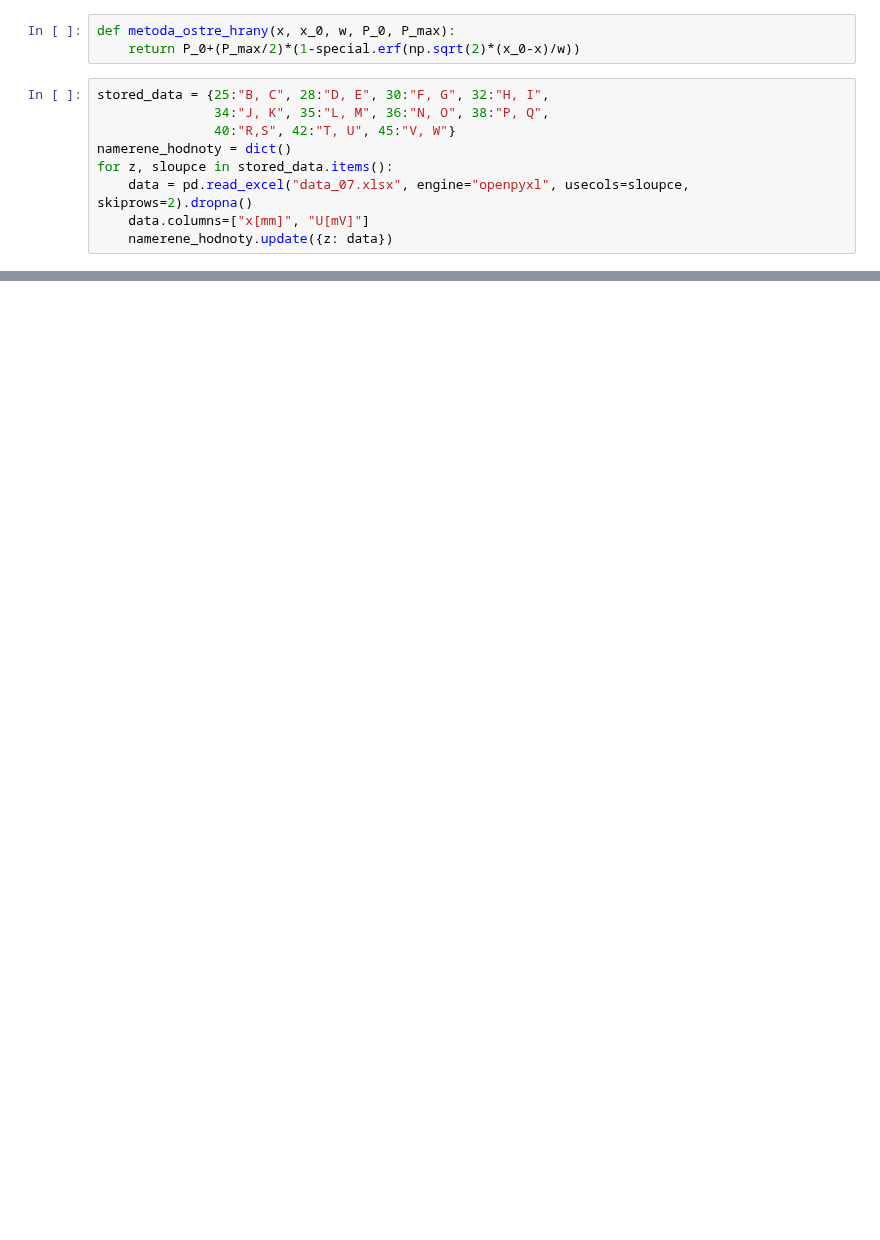
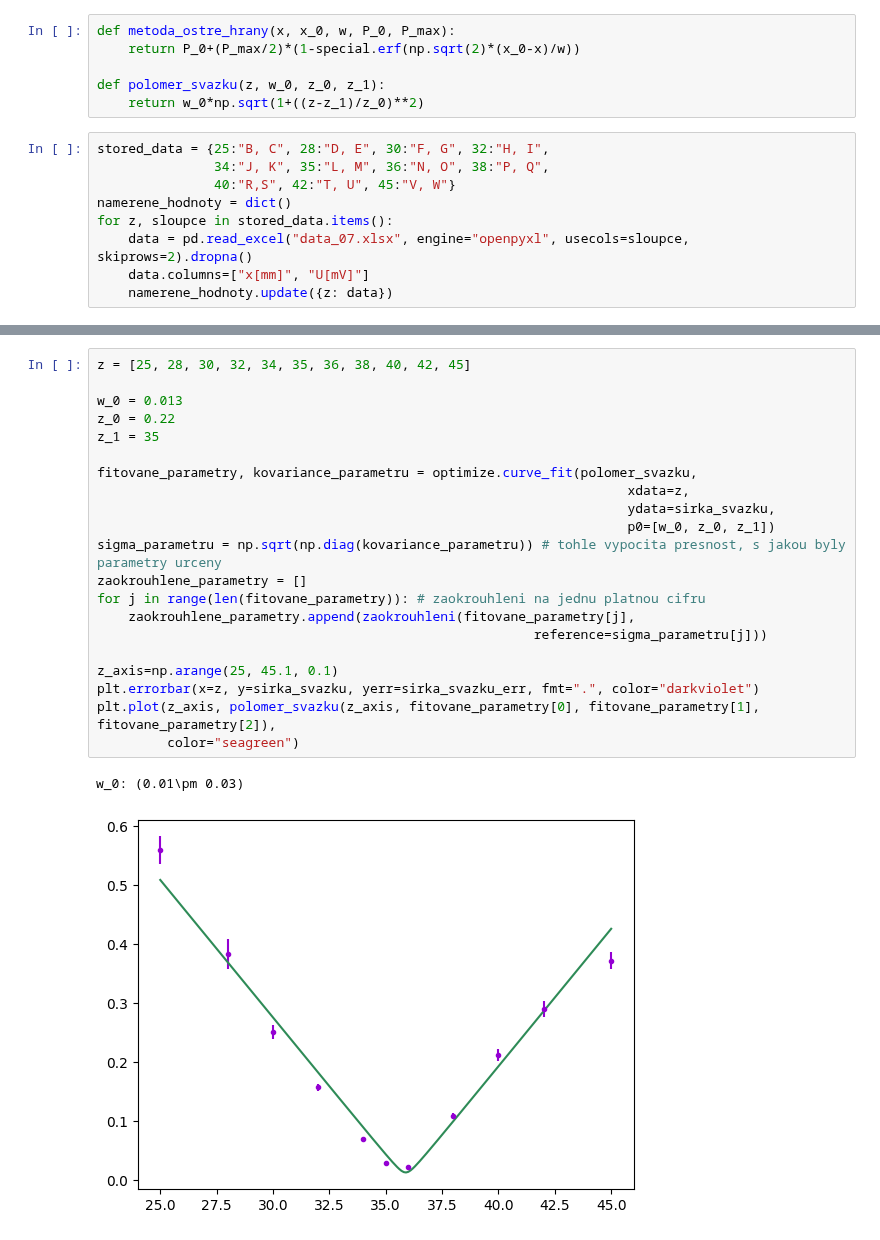
Before and after one commit to omikron-ceti/ZPLT, a Jupyter notebook: uloha_07/data_07/data_07.ipynb, the cells around one changed output, grey strips where cells are left out. Cells and saved outputs as stored; diff of their text form; blank space fills up the shorter version.

```diff
--- a/uloha_07/data_07/data_07.ipynb
+++ b/uloha_07/data_07/data_07.ipynb
@@ -10,6 +11,9 @@ from uprava_vystupu import zaokrouhleni
 # %%
 def metoda_ostre_hrany(x, x_0, w, P_0, P_max):
     return P_0+(P_max/2)*(1-special.erf(np.sqrt(2)*(x_0-x)/w))
+
+def polomer_svazku(z, w_0, z_0, z_1):
+    return w_0*np.sqrt(1+((z-z_1)/z_0)**2)
 # %%
 stored_data = {25:"B, C", 28:"D, E", 30:"F, G", 32:"H, I",
                34:"J, K", 35:"L, M", 36:"N, O", 38:"P, Q",
@@ -89,0 +101,24 @@ fig2.savefig("./img/graf2.pdf")
+# %%
+z = [25, 28, 30, 32, 34, 35, 36, 38, 40, 42, 45]
+
+w_0 = 0.013
+z_0 = 0.22
+z_1 = 35
+
+fitovane_parametry, kovariance_parametru = optimize.curve_fit(polomer_svazku,
+                                                                    xdata=z,
+                                                                    ydata=sirka_svazku,
+                                                                    p0=[w_0, z_0, z_1])
+sigma_parametru = np.sqrt(np.diag(kovariance_parametru)) # tohle vypocita presnost, s jakou byly parametry urceny
+zaokrouhlene_parametry = []
+for j in range(len(fitovane_parametry)): # zaokrouhleni na jednu platnou cifru
+    zaokrouhlene_parametry.append(zaokrouhleni(fitovane_parametry[j],
+                                                        reference=sigma_parametru[j]))
+
+z_axis=np.arange(25, 45.1, 0.1)
+plt.errorbar(x=z, y=sirka_svazku, yerr=sirka_svazku_err, fmt=".", color="darkviolet")
+plt.plot(z_axis, polomer_svazku(z_axis, fitovane_parametry[0], fitovane_parametry[1], fitovane_parametry[2]),
+         color="seagreen")
+# %% [output]
+w_0: (0.01\pm 0.03)
+[figure, added]
```
Also changed, not shown: parts of 5 cells of this notebook, 2 other files.
